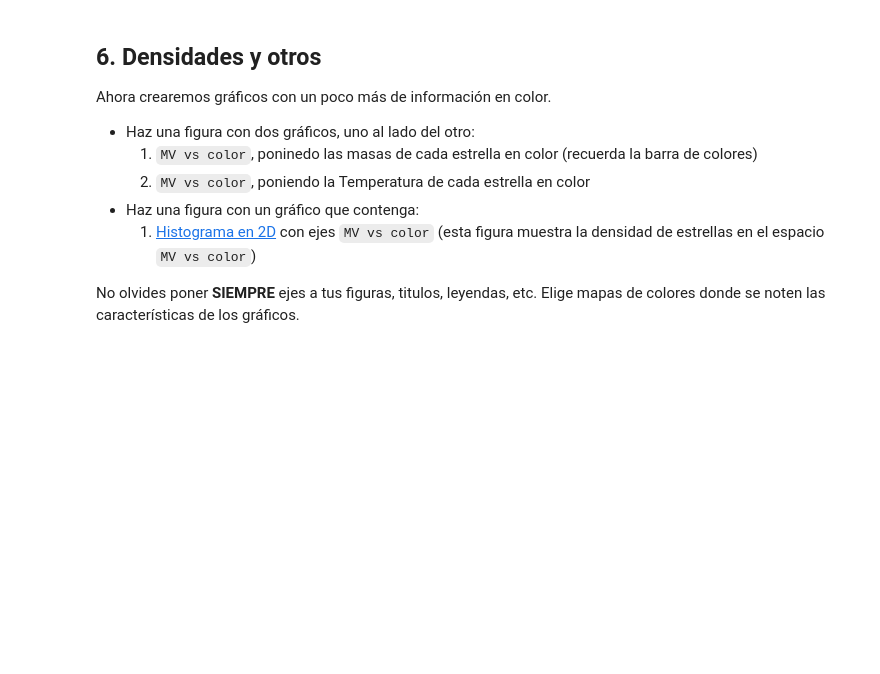
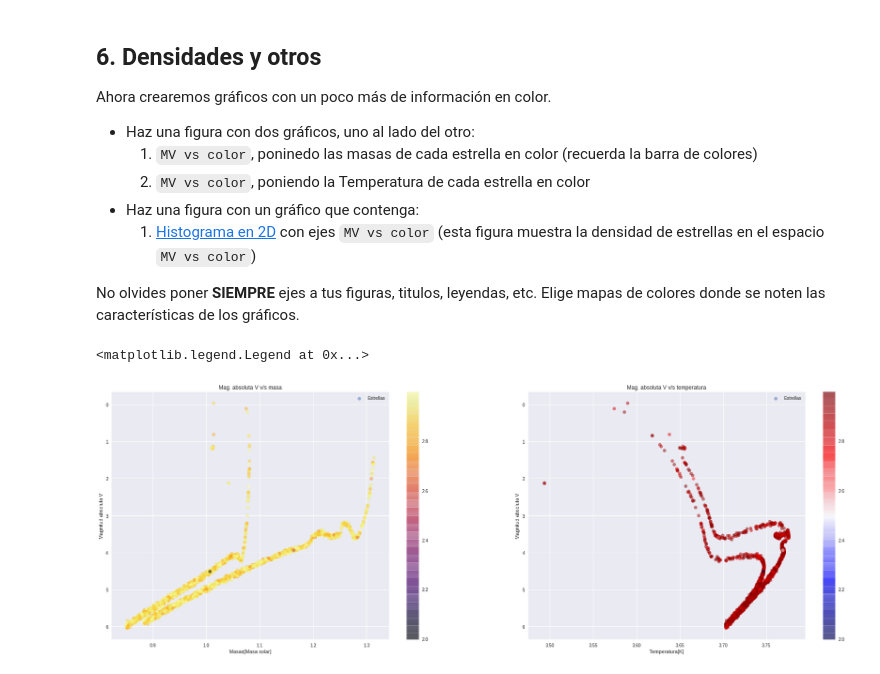
Before and after one commit to SimonSanfeliu/minitarea2, a Jupyter notebook: minitarea2.ipynb, the cells around one changed output. Drawn from its saved outputs; the diff is of its cells as text; code cells hidden in the pictures; blank space fills up the shorter version.

```diff
--- a/minitarea2.ipynb
+++ b/minitarea2.ipynb
@@ -174,2 +187,28 @@ No olvides poner **SIEMPRE** ejes a tus figuras, titulos, leyendas, etc. Elige m
+# %%
+# plot cmd + masa / smd + temp
+MV = mag_abs(mag_ap,dist)[:,1]
+color1 = datos_filtrados[:,5]
+color2 = datos_filtrados[:,4]
+importante = datos_filtrados[:,-1]
+
+fig, ax = plt.subplots(figsize = (30,10), ncols = 2)
+cb1 = ax[0].scatter(color1, MV, label = 'Estrellas', c = importante, alpha = 0.5, cmap = 'inferno')
+fig.colorbar(cb1, ax = ax[0])
+ax[0].invert_yaxis()
+ax[0].set_xlabel('Masas[Masa solar]')
+ax[0].set_ylabel('Magnitud absoluta V')
+ax[0].set_title('Mag. absoluta V v/s masa')
+ax[0].legend(loc='best')
+
+cb2 = ax[1].scatter(color2,MV,label= 'Estrellas', c = importante, alpha = 0.5, cmap = 'seismic')
+fig.colorbar(cb2, ax = ax[1])
+ax[1].invert_yaxis()
+ax[1].set_xlabel('Temperatura[K]')
+ax[1].set_ylabel('Magnitud absoluta V')
+ax[1].set_title('Mag. absoluta V v/s temperatura')
+ax[1].legend(loc='best')
+# %% [output]
+<matplotlib.legend.Legend at 0x...>
+[figure, added]
 # %%
 # plot cmd hist2D
```
Also changed, not shown: parts of 7 cells of this notebook.
